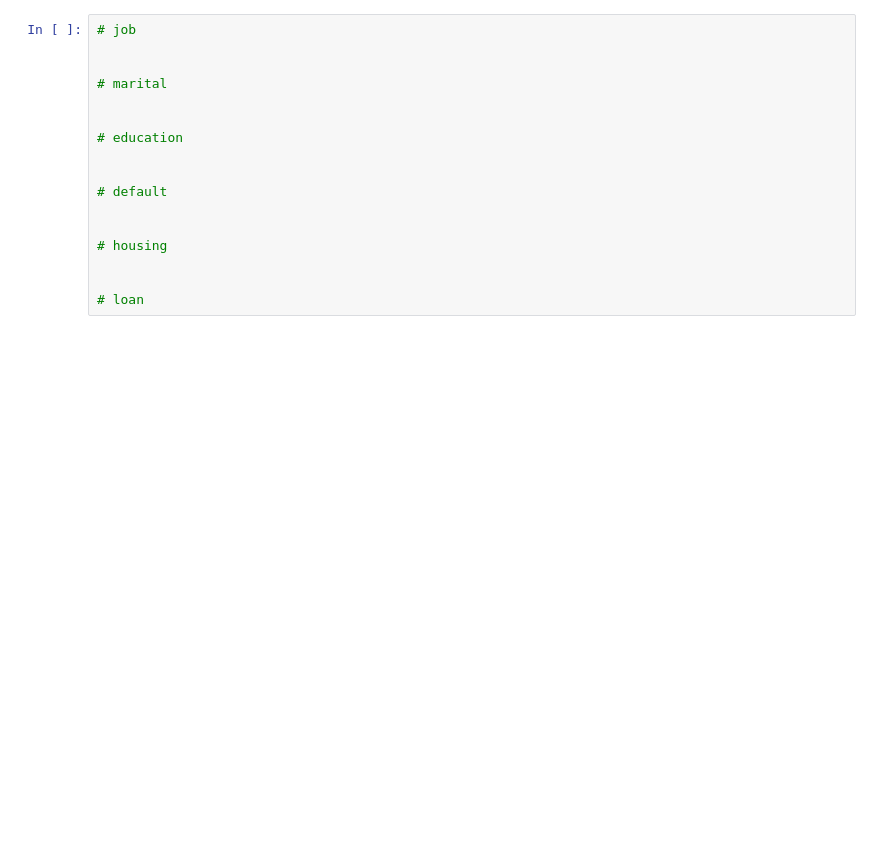
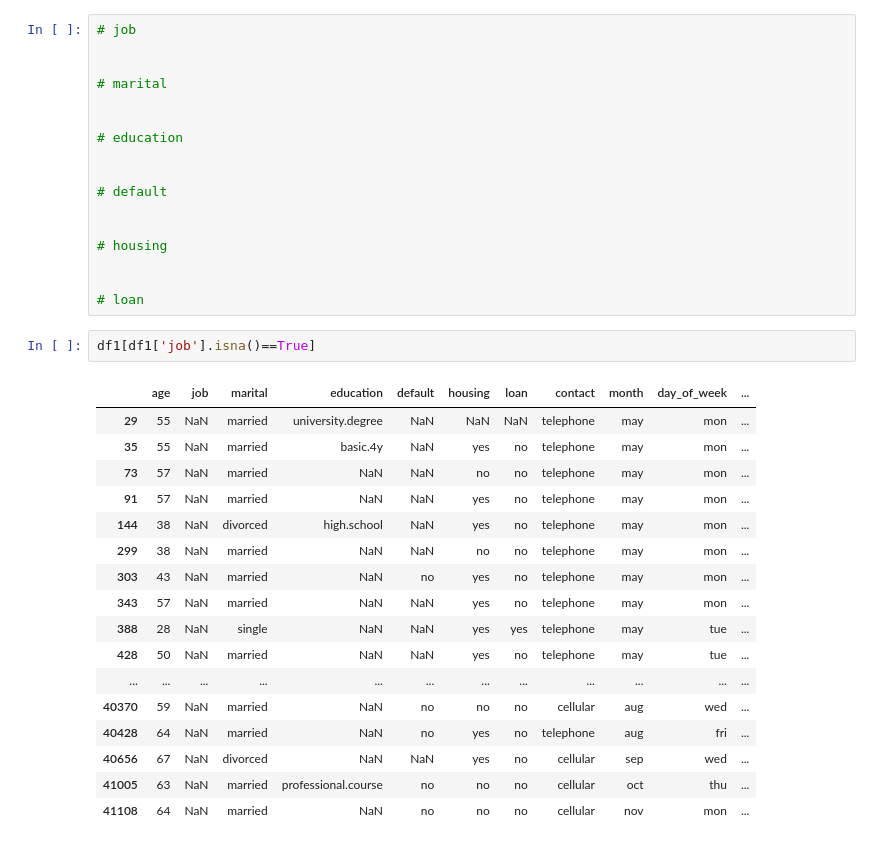
Before and after one commit to panambY/Bank_Marketing, a Jupyter notebook: Bank_Marketing.ipynb, the cells around one changed output. Drawn from its saved outputs; the diff is of its cells as text; blank space fills up the shorter version.

```diff
--- a/Bank_Marketing.ipynb
+++ b/Bank_Marketing.ipynb
@@ -169,3 +169,23 @@ dtype: int64
 
 
 # loan
+# %%
+df1[df1['job'].isna()==True]
+# %% [output]
+|  | age | job | marital | education | default | housing | loan | contact | month | day_of_week | ... |
+| 29 | 55 | NaN | married | university.degree | NaN | NaN | NaN | telephone | may | mon | ... |
+| 35 | 55 | NaN | married | basic.4y | NaN | yes | no | telephone | may | mon | ... |
+| 73 | 57 | NaN | married | NaN | NaN | no | no | telephone | may | mon | ... |
+| 91 | 57 | NaN | married | NaN | NaN | yes | no | telephone | may | mon | ... |
+| 144 | 38 | NaN | divorced | high.school | NaN | yes | no | telephone | may | mon | ... |
+| 299 | 38 | NaN | married | NaN | NaN | no | no | telephone | may | mon | ... |
+| 303 | 43 | NaN | married | NaN | no | yes | no | telephone | may | mon | ... |
+| 343 | 57 | NaN | married | NaN | NaN | yes | no | telephone | may | mon | ... |
+| 388 | 28 | NaN | single | NaN | NaN | yes | yes | telephone | may | tue | ... |
+| 428 | 50 | NaN | married | NaN | NaN | yes | no | telephone | may | tue | ... |
+| ... | ... | ... | ... | ... | ... | ... | ... | ... | ... | ... | ... |
+| 40370 | 59 | NaN | married | NaN | no | no | no | cellular | aug | wed | ... |
+| 40428 | 64 | NaN | married | NaN | no | yes | no | telephone | aug | fri | ... |
+| 40656 | 67 | NaN | divorced | NaN | NaN | yes | no | cellular | sep | wed | ... |
+| 41005 | 63 | NaN | married | professional.course | no | no | no | cellular | oct | thu | ... |
+| 41108 | 64 | NaN | married | NaN | no | no | no | cellular | nov | mon | ... |
```
Also changed, not shown: parts of 1 cell of this notebook.
